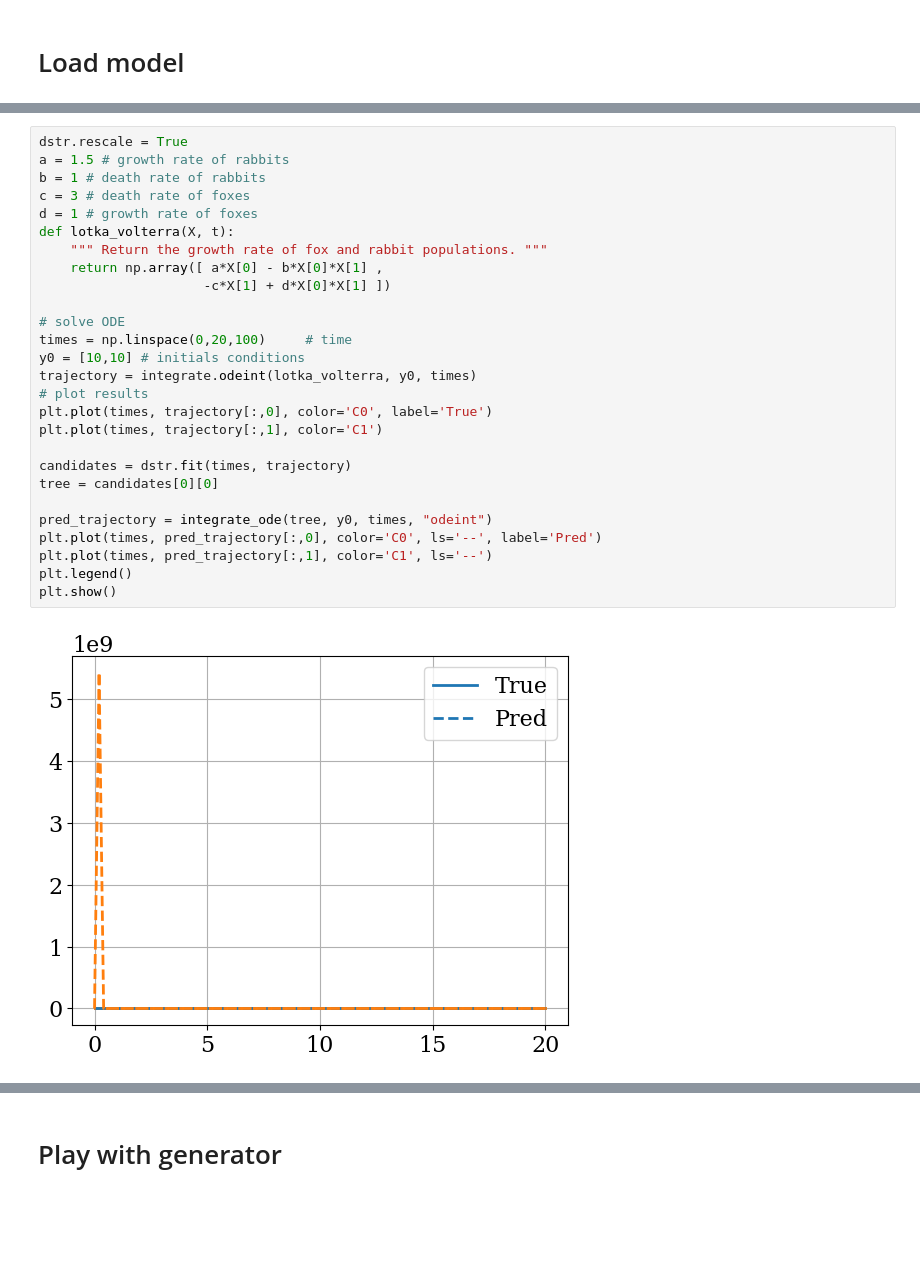
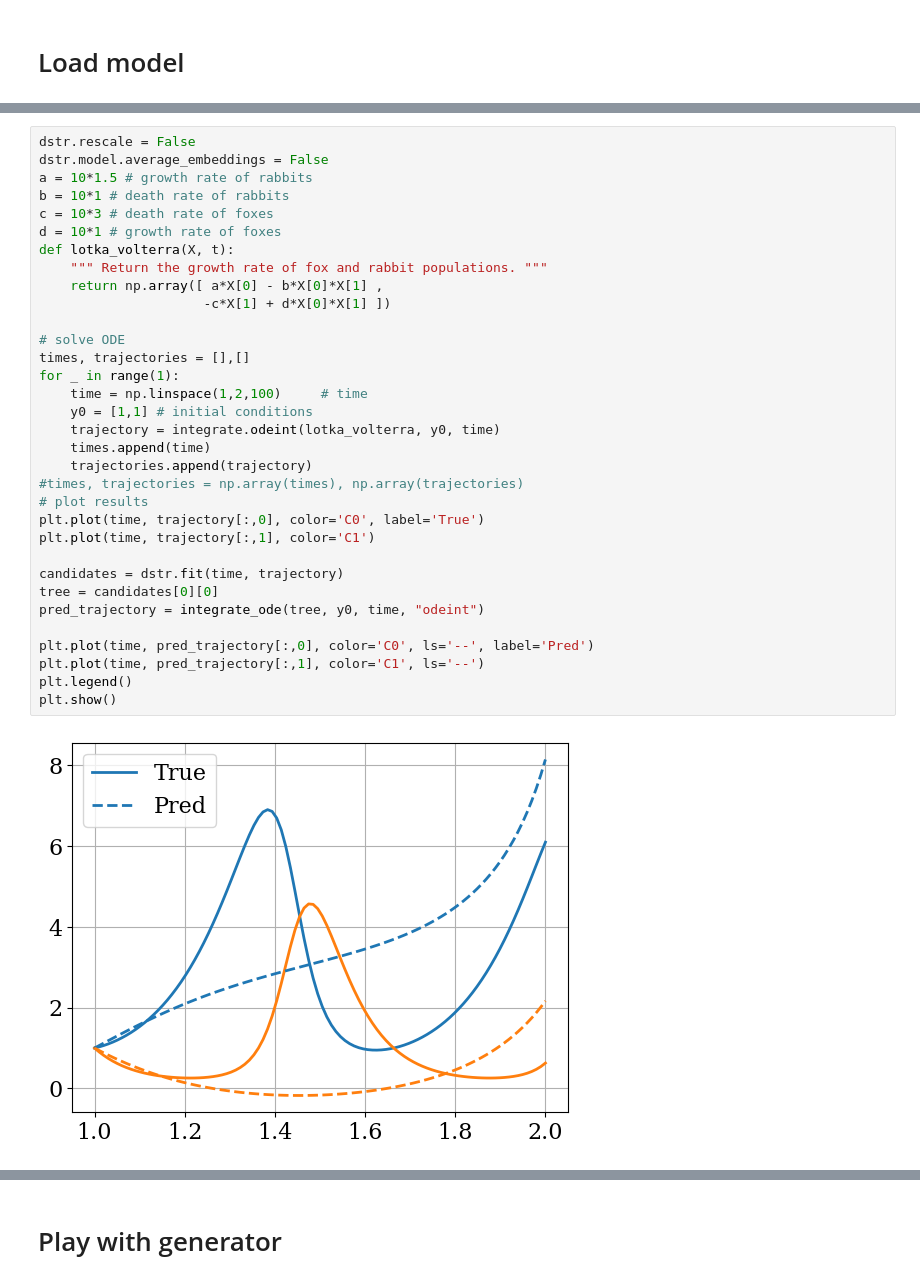
Before and after one commit to sdascoli/odeformer, a Jupyter notebook: tests.ipynb, the cells around one changed output, grey strips where cells are left out. Saved outputs shown, nothing was run; the diff lists cells and outputs as text; blank space fills up the shorter version.

```diff
--- a/tests.ipynb
+++ b/tests.ipynb
@@ -234,32 +233,38 @@ Checkpoint reloaded. Resuming at epoch 44 / iteration 44000 ...
 # %%
-dstr.rescale = True
-a = 1.5 # growth rate of rabbits
-b = 1 # death rate of rabbits
-c = 3 # death rate of foxes
-d = 1 # growth rate of foxes
+dstr.rescale = False
+dstr.model.average_embeddings = False
+a = 10*1.5 # growth rate of rabbits
+b = 10*1 # death rate of rabbits
+c = 10*3 # death rate of foxes
+d = 10*1 # growth rate of foxes
 def lotka_volterra(X, t):
     """ Return the growth rate of fox and rabbit populations. """
     return np.array([ a*X[0] - b*X[0]*X[1] ,
                      -c*X[1] + d*X[0]*X[1] ])
 
 # solve ODE
-times = np.linspace(0,20,100)     # time
-y0 = [10,10] # initials conditions
-trajectory = integrate.odeint(lotka_volterra, y0, times)
+times, trajectories = [],[]
+for _ in range(1):
+    time = np.linspace(1,2,100)     # time
+    y0 = [1,1] # initial conditions
+    trajectory = integrate.odeint(lotka_volterra, y0, time)
+    times.append(time)
+    trajectories.append(trajectory)
+#times, trajectories = np.array(times), np.array(trajectories)
 # plot results
-plt.plot(times, trajectory[:,0], color='C0', label='True')
-plt.plot(times, trajectory[:,1], color='C1')
+plt.plot(time, trajectory[:,0], color='C0', label='True')
+plt.plot(time, trajectory[:,1], color='C1')
 
-candidates = dstr.fit(times, trajectory)
+candidates = dstr.fit(time, trajectory)
 tree = candidates[0][0]
+pred_trajectory = integrate_ode(tree, y0, time, "odeint")
 
-pred_trajectory = integrate_ode(tree, y0, times, "odeint")
-plt.plot(times, pred_trajectory[:,0], color='C0', ls='--', label='Pred')
-plt.plot(times, pred_trajectory[:,1], color='C1', ls='--')
+plt.plot(time, pred_trajectory[:,0], color='C0', ls='--', label='Pred')
+plt.plot(time, pred_trajectory[:,1], color='C1', ls='--')
 plt.legend()
 plt.show()
 # %% [output]
-[figure, old version]
+[figure, new version]
 # %%
 a = -0.76
 b = .23
```
Also changed, not shown: parts of 9 cells of this notebook, 5 other files.
